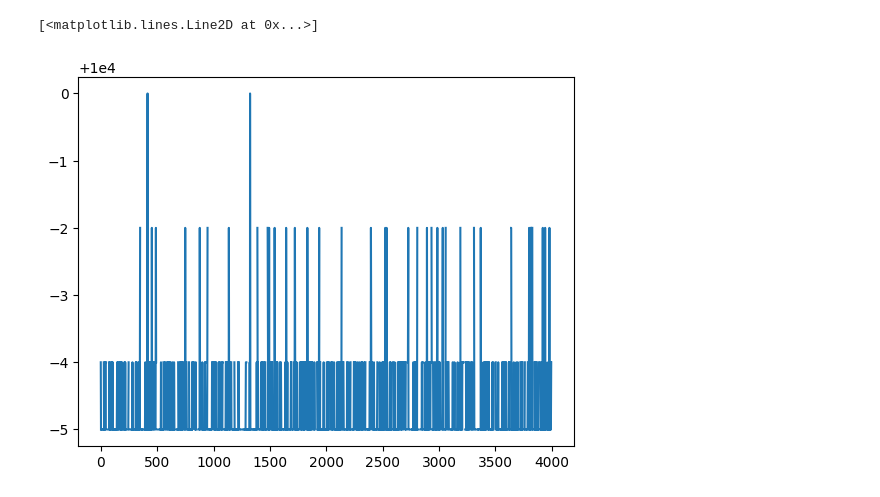
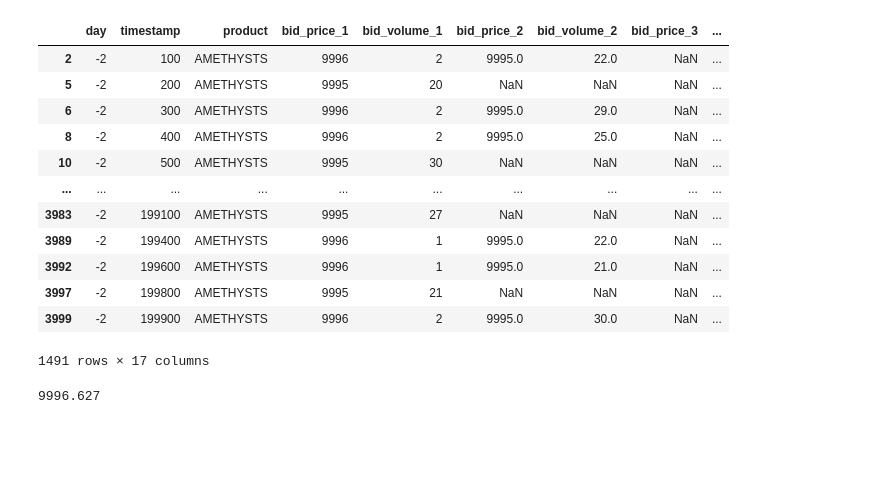
Before and after one commit to felixpoirier1/Prosperity, a Jupyter notebook: test.ipynb, the cells around one changed output. Cells and saved outputs as stored; diff of their text form; code cells hidden in the pictures; blank space fills up the shorter version.

```diff
--- a/test.ipynb
+++ b/test.ipynb
@@ -26,5 +20,20 @@ val1.corr(val2)
-# %%
-plt.plot(df[df['product'] == 'AMETHYSTS']['bid_price_2'])
-# %% [output]
-[<matplotlib.lines.Line2D at 0x...>]
-[figure, removed]
+# %%
+adf[adf['bid_price_1'] <= bid_mean]
+# %% [output]
+|  | day | timestamp | product | bid_price_1 | bid_volume_1 | bid_price_2 | bid_volume_2 | bid_price_3 | ... |
+| 2 | -2 | 100 | AMETHYSTS | 9996 | 2 | 9995.0 | 22.0 | NaN | ... |
+| 5 | -2 | 200 | AMETHYSTS | 9995 | 20 | NaN | NaN | NaN | ... |
+| 6 | -2 | 300 | AMETHYSTS | 9996 | 2 | 9995.0 | 29.0 | NaN | ... |
+| 8 | -2 | 400 | AMETHYSTS | 9996 | 2 | 9995.0 | 25.0 | NaN | ... |
+| 10 | -2 | 500 | AMETHYSTS | 9995 | 30 | NaN | NaN | NaN | ... |
+| ... | ... | ... | ... | ... | ... | ... | ... | ... | ... |
+| 3983 | -2 | 199100 | AMETHYSTS | 9995 | 27 | NaN | NaN | NaN | ... |
+| 3989 | -2 | 199400 | AMETHYSTS | 9996 | 1 | 9995.0 | 22.0 | NaN | ... |
+| 3992 | -2 | 199600 | AMETHYSTS | 9996 | 1 | 9995.0 | 21.0 | NaN | ... |
+| 3997 | -2 | 199800 | AMETHYSTS | 9995 | 21 | NaN | NaN | NaN | ... |
+| 3999 | -2 | 199900 | AMETHYSTS | 9996 | 2 | 9995.0 | 30.0 | NaN | ... |
+1491 rows × 17 columns
+# %%
+bid_mean
+# %% [output]
+9996.627
```
Also changed, not shown: parts of 6 cells of this notebook, 1 other file.
